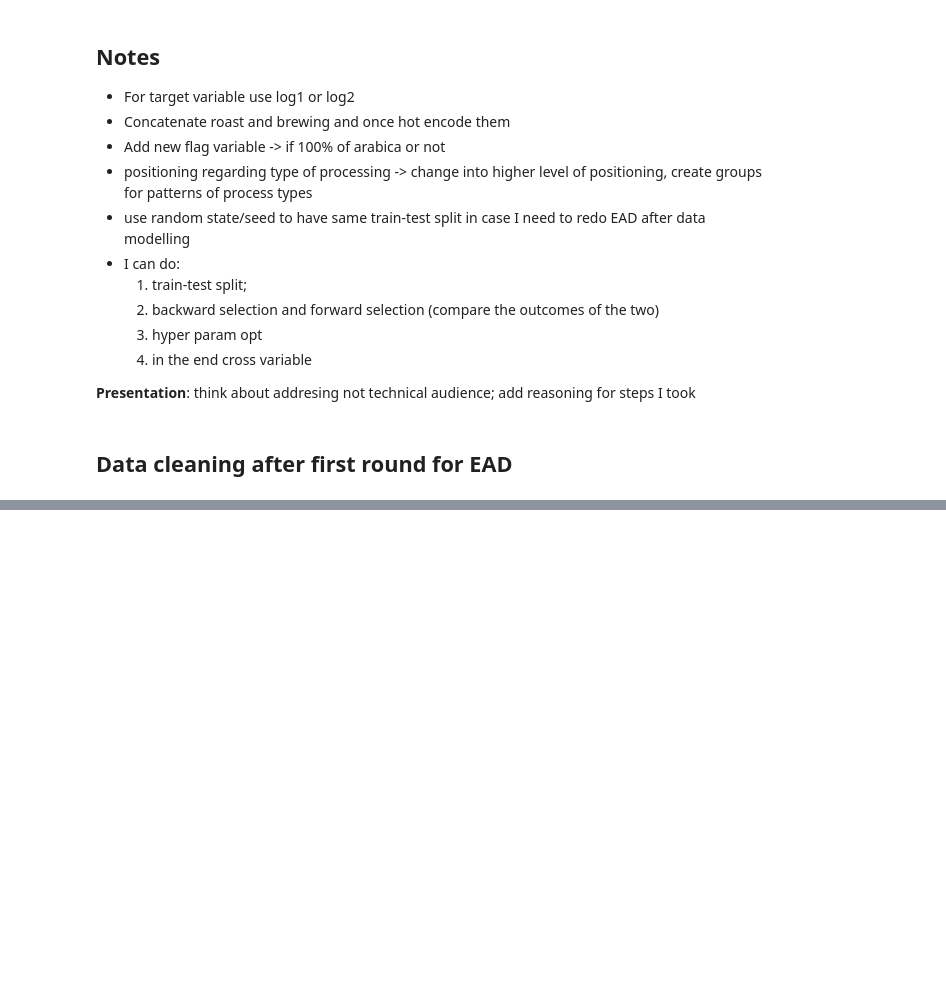
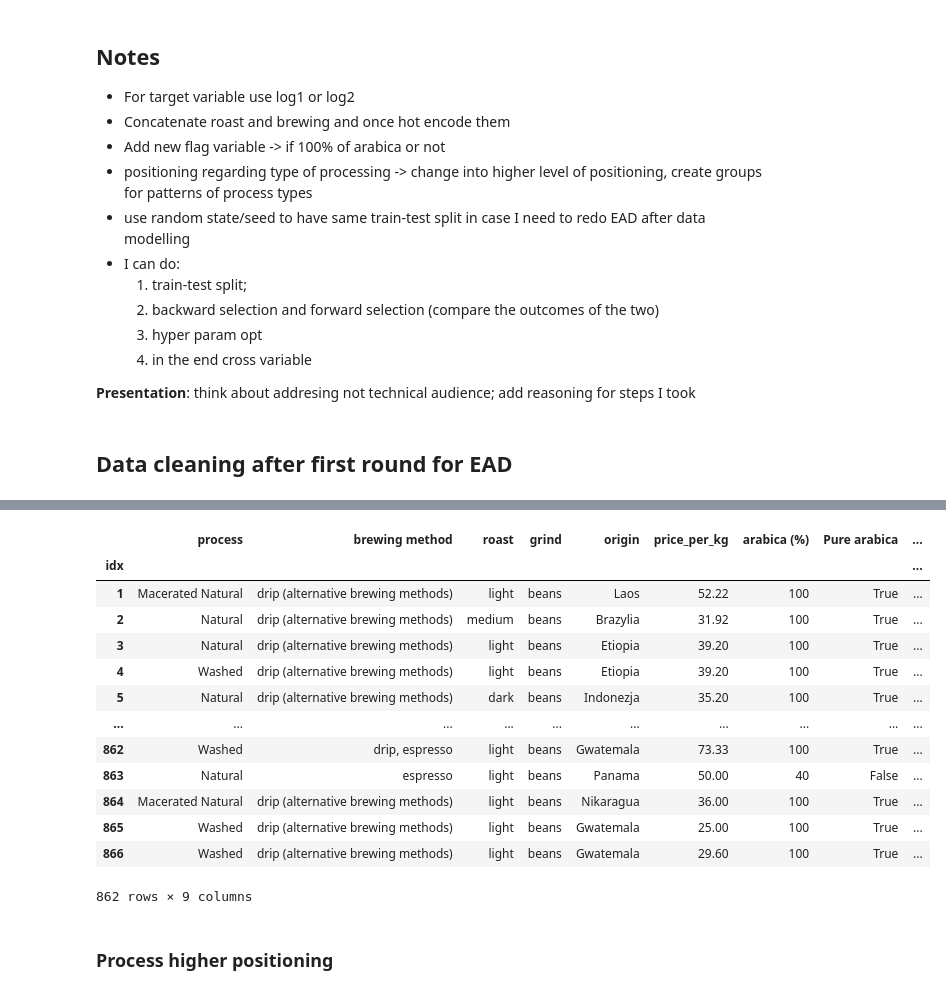
Before and after one commit to dominikacecylia/Coffee-regression-project, a Jupyter notebook: coffee_desk_ead.ipynb, the cells around one changed output, grey strips where cells are left out. Cells and saved outputs as stored; diff of their text form; code cells hidden in the pictures; blank space fills up the shorter version.

Commit message:
Adds higher positioning for origin and beans processing

```diff
--- a/coffee_desk_ead.ipynb
+++ b/coffee_desk_ead.ipynb
@@ -301,0 +314,20 @@ coffee_df.head()
+# %%
+coffee_df = pd.read_csv('data\coffee_desk_dataset_ead_tmp.csv', index_col='idx')
+coffee_df
+# %% [output]
+|  | process | brewing method | roast | grind | origin | price_per_kg | arabica (%) | Pure arabica | ... |
+| idx |  |  |  |  |  |  |  |  | ... |
+| 1 | Macerated Natural | drip (alternative brewing methods) | light | beans | Laos | 52.22 | 100 | True | ... |
+| 2 | Natural | drip (alternative brewing methods) | medium | beans | Brazylia | 31.92 | 100 | True | ... |
+| 3 | Natural | drip (alternative brewing methods) | light | beans | Etiopia | 39.20 | 100 | True | ... |
+| 4 | Washed | drip (alternative brewing methods) | light | beans | Etiopia | 39.20 | 100 | True | ... |
+| 5 | Natural | drip (alternative brewing methods) | dark | beans | Indonezja | 35.20 | 100 | True | ... |
+| ... | ... | ... | ... | ... | ... | ... | ... | ... | ... |
+| 862 | Washed | drip, espresso | light | beans | Gwatemala | 73.33 | 100 | True | ... |
+| 863 | Natural | espresso | light | beans | Panama | 50.00 | 40 | False | ... |
+| 864 | Macerated Natural | drip (alternative brewing methods) | light | beans | Nikaragua | 36.00 | 100 | True | ... |
+| 865 | Washed | drip (alternative brewing methods) | light | beans | Gwatemala | 25.00 | 100 | True | ... |
+| 866 | Washed | drip (alternative brewing methods) | light | beans | Gwatemala | 29.60 | 100 | True | ... |
+862 rows × 9 columns
+# %% [markdown]
+### Process higher positioning
```
Also changed, not shown: parts of 17 cells of this notebook, 3 other files.
